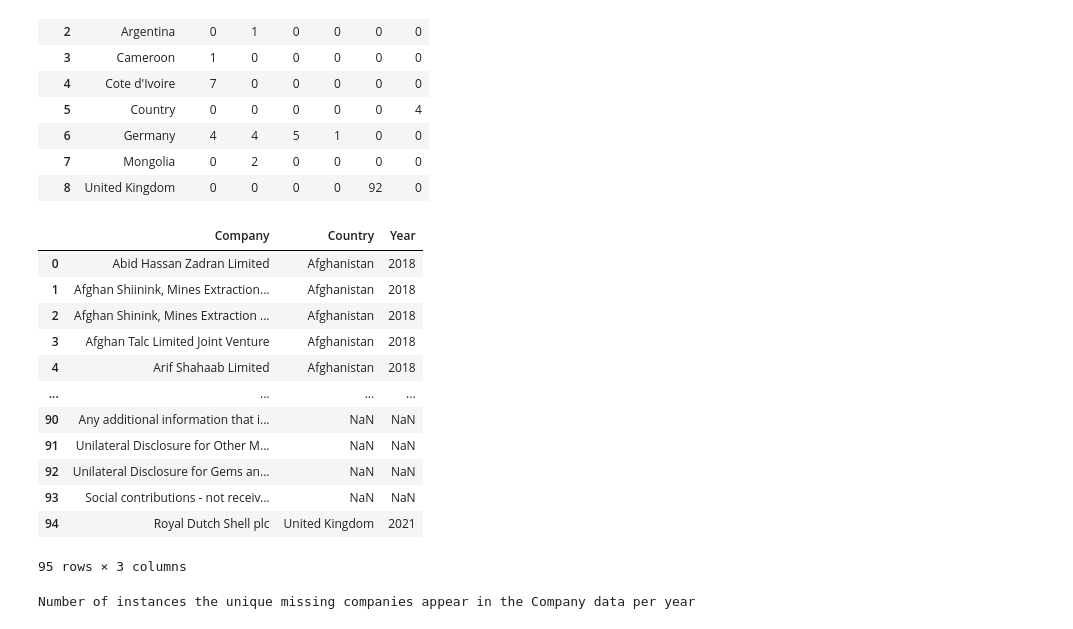
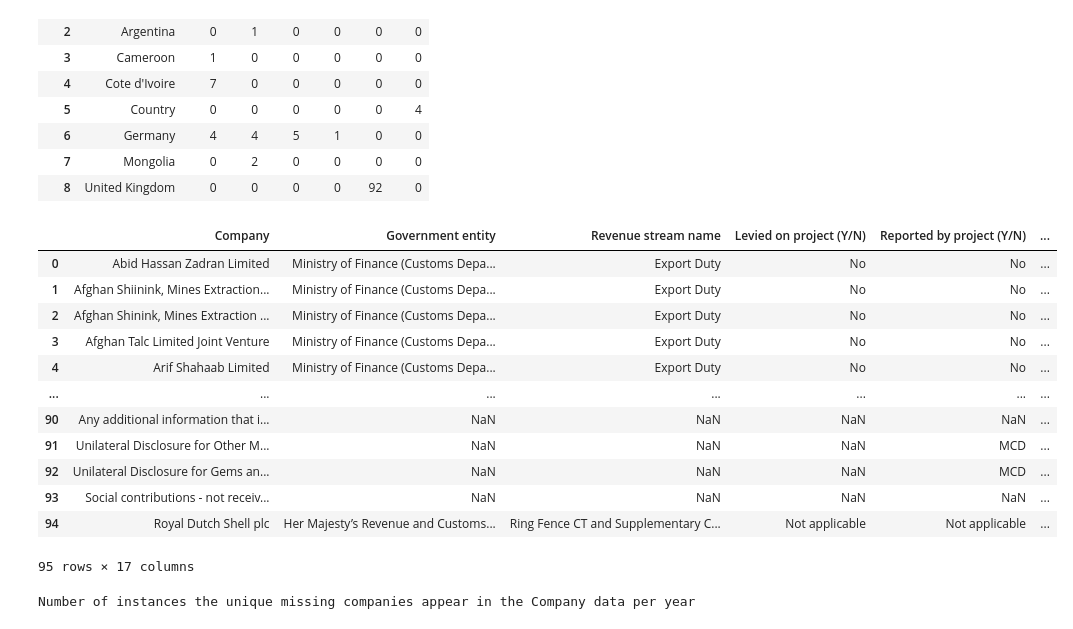
Before and after one commit to civicliteracies/EITI_SDT_data_verification_and_validation, a Jupyter notebook: Verification and Validation.ipynb, the cells around one changed output. Saved outputs shown, nothing was run; the diff lists cells and outputs as text; code cells hidden in the pictures.

```diff
--- a/Verification and Validation.ipynb
+++ b/Verification and Validation.ipynb
@@ -1053,22 +1056,22 @@ Missing company instances per country and year
 | 8 | United Kingdom | 0 | 0 | 0 | 0 | 92 | 0 |
 # %%
 # Now let's look at unique companies
-missing_companies_unique = missing_names.drop_duplicates(subset=['Company', 'Country']).reset_index(drop=True)
+missing_companies_unique = missing_companies.drop_duplicates(subset=['Company', 'Country']).reset_index(drop=True)
 missing_companies_unique
 # %% [output]
-|  | Company | Country | Year |
-| 0 | Abid Hassan Zadran Limited | Afghanistan | 2018 |
-| 1 | Afghan Shiinink, Mines Extraction... | Afghanistan | 2018 |
-| 2 | Afghan Shinink, Mines Extraction ... | Afghanistan | 2018 |
-| 3 | Afghan Talc Limited Joint Venture | Afghanistan | 2018 |
-| 4 | Arif Shahaab Limited | Afghanistan | 2018 |
-| ... | ... | ... | ... |
-| 90 | Any additional information that i... | NaN | NaN |
-| 91 | Unilateral Disclosure for Other M... | NaN | NaN |
-| 92 | Unilateral Disclosure for Gems an... | NaN | NaN |
-| 93 | Social contributions - not receiv... | NaN | NaN |
-| 94 | Royal Dutch Shell plc | United Kingdom | 2021 |
+|  | Company | Government entity | Revenue stream name | Levied on project (Y/N) | Reported by project (Y/N) | ... |
+| 0 | Abid Hassan Zadran Limited | Ministry of Finance (Customs Depa... | Export Duty | No | No | ... |
+| 1 | Afghan Shiinink, Mines Extraction... | Ministry of Finance (Customs Depa... | Export Duty | No | No | ... |
+| 2 | Afghan Shinink, Mines Extraction ... | Ministry of Finance (Customs Depa... | Export Duty | No | No | ... |
+| 3 | Afghan Talc Limited Joint Venture | Ministry of Finance (Customs Depa... | Export Duty | No | No | ... |
+| 4 | Arif Shahaab Limited | Ministry of Finance (Customs Depa... | Export Duty | No | No | ... |
+| ... | ... | ... | ... | ... | ... | ... |
+| 90 | Any additional information that i... | NaN | NaN | NaN | NaN | ... |
+| 91 | Unilateral Disclosure for Other M... | NaN | NaN | NaN | MCD | ... |
+| 92 | Unilateral Disclosure for Gems an... | NaN | NaN | NaN | MCD | ... |
+| 93 | Social contributions - not receiv... | NaN | NaN | NaN | NaN | ... |
+| 94 | Royal Dutch Shell plc | Her Majesty’s Revenue and Customs... | Ring Fence CT and Supplementary C... | Not applicable | Not applicable | ... |
-95 rows × 3 columns
+95 rows × 17 columns
 # %%
 # Count number of instances the unique missing companies appear in the Company data per year
 print("Number of instances the unique missing companies appear in the Company data per year")
```
Also changed, not shown: parts of 6 cells of this notebook.
